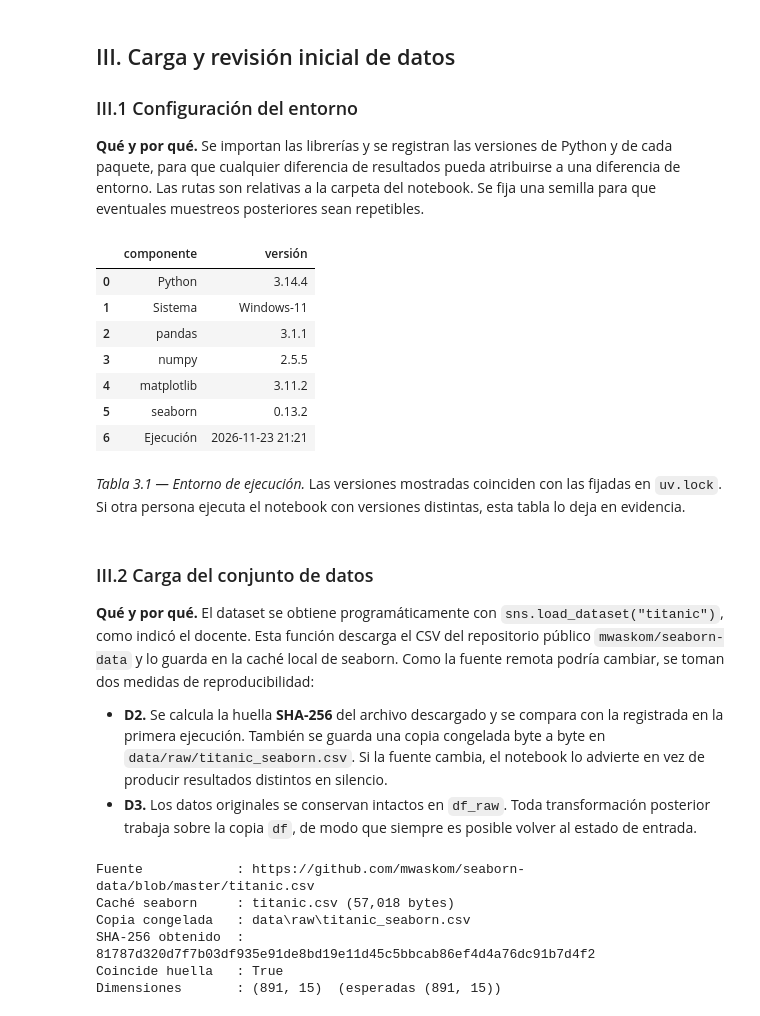
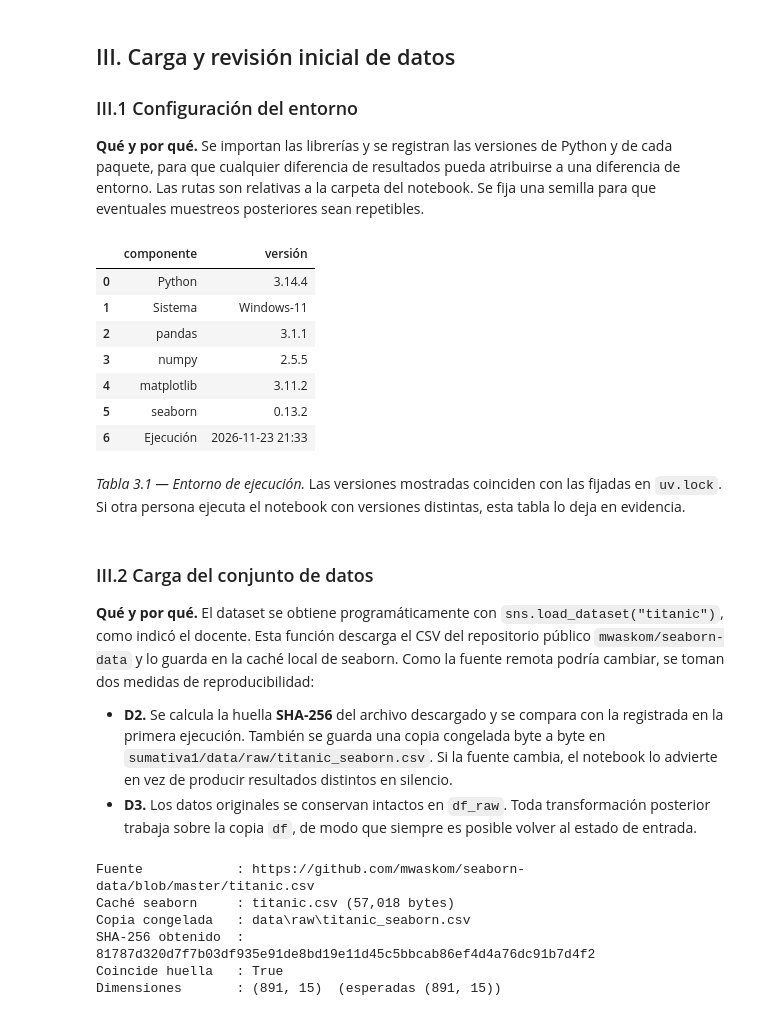
Before and after one commit to joserodriguezc/exploracioninteligentededatos, a Jupyter notebook: sumativa1/notebooks/mcdi503_f1_sumativo_grupo10.ipynb, the cells around one changed output. Drawn from its saved outputs; the diff is of its cells as text; code cells hidden in the pictures.

Commit message:
Mueve el notebook a sumativa1/notebooks

```diff
--- a/sumativa1/mcdi503_f1_sumativo_grupo10.ipynb
+++ b/sumativa1/notebooks/mcdi503_f1_sumativo_grupo10.ipynb
@@ -86,36 +86,38 @@ pd.set_option("display.max_columns", 50)
 pd.set_option("display.width", 120)
 pd.set_option("display.float_format", "{:.2f}".format)
 sns.set_theme(style="whitegrid", context="notebook")
 
-# Rutas relativas: funciona si el kernel arranca en sumativa1/ o en la raíz del repositorio
-BASE_DIR = Path.cwd() if (Path.cwd() / "docs").exists() else Path.cwd() / "sumativa1"
+# Rutas relativas: BASE_DIR es la carpeta sumativa1/, tanto si el kernel arranca en
+# sumativa1/notebooks/ (por defecto), en sumativa1/ o en la raíz del repositorio
+_cwd = Path.cwd()
+BASE_DIR = next((p for p in [_cwd, *_cwd.parents] if p.name == "sumativa1"), _cwd / "sumativa1")
 RAW_DIR = BASE_DIR / "data" / "raw"
 RAW_DIR.mkdir(parents=True, exist_ok=True)
 
 entorno = pd.DataFrame(
     {
         "componente": ["Python", "Sistema", "pandas", "numpy", "matplotlib", "seaborn", "Ejecución"],
         "versión": [
             platform.python_version(),
             platform.platform(terse=True),
             pd.__version__,
             np.__version__,
             matplotlib.__version__,
             sns.__version__,
             datetime.now().strftime("%Y-%m-%d %H:%M"),
         ],
     }
 )
 entorno
 # %% [output]
 |  | componente | versión |
 | 0 | Python | 3.14.4 |
 | 1 | Sistema | Windows-11 |
 | 2 | pandas | 3.1.1 |
 | 3 | numpy | 2.5.5 |
 | 4 | matplotlib | 3.11.2 |
 | 5 | seaborn | 0.13.2 |
-| 6 | Ejecución | 2026-11-23 21:21 |
+| 6 | Ejecución | 2026-11-23 21:33 |
 # %% [markdown]
 *Tabla 3.1 — Entorno de ejecución.* Las versiones mostradas coinciden con las fijadas en `uv.lock`. Si otra persona ejecuta el notebook con versiones distintas, esta tabla lo deja en evidencia.
 # %% [markdown]
@@ -123,7 +125,7 @@ entorno
 
 **Qué y por qué.** El dataset se obtiene programáticamente con `sns.load_dataset("titanic")`, como indicó el docente. Esta función descarga el CSV del repositorio público `mwaskom/seaborn-data` y lo guarda en la caché local de seaborn. Como la fuente remota podría cambiar, se toman dos medidas de reproducibilidad:
 
-- **D2.** Se calcula la huella **SHA-256** del archivo descargado y se compara con la registrada en la primera ejecución. También se guarda una copia congelada byte a byte en `data/raw/titanic_seaborn.csv`. Si la fuente cambia, el notebook lo advierte en vez de producir resultados distintos en silencio.
+- **D2.** Se calcula la huella **SHA-256** del archivo descargado y se compara con la registrada en la primera ejecución. También se guarda una copia congelada byte a byte en `sumativa1/data/raw/titanic_seaborn.csv`. Si la fuente cambia, el notebook lo advierte en vez de producir resultados distintos en silencio.
 - **D3.** Los datos originales se conservan intactos en `df_raw`. Toda transformación posterior trabaja sobre la copia `df`, de modo que siempre es posible volver al estado de entrada.
 # %%
 DATASET = "titanic"
```
Also changed, not shown: parts of 1 cell of this notebook, 1 other file.
